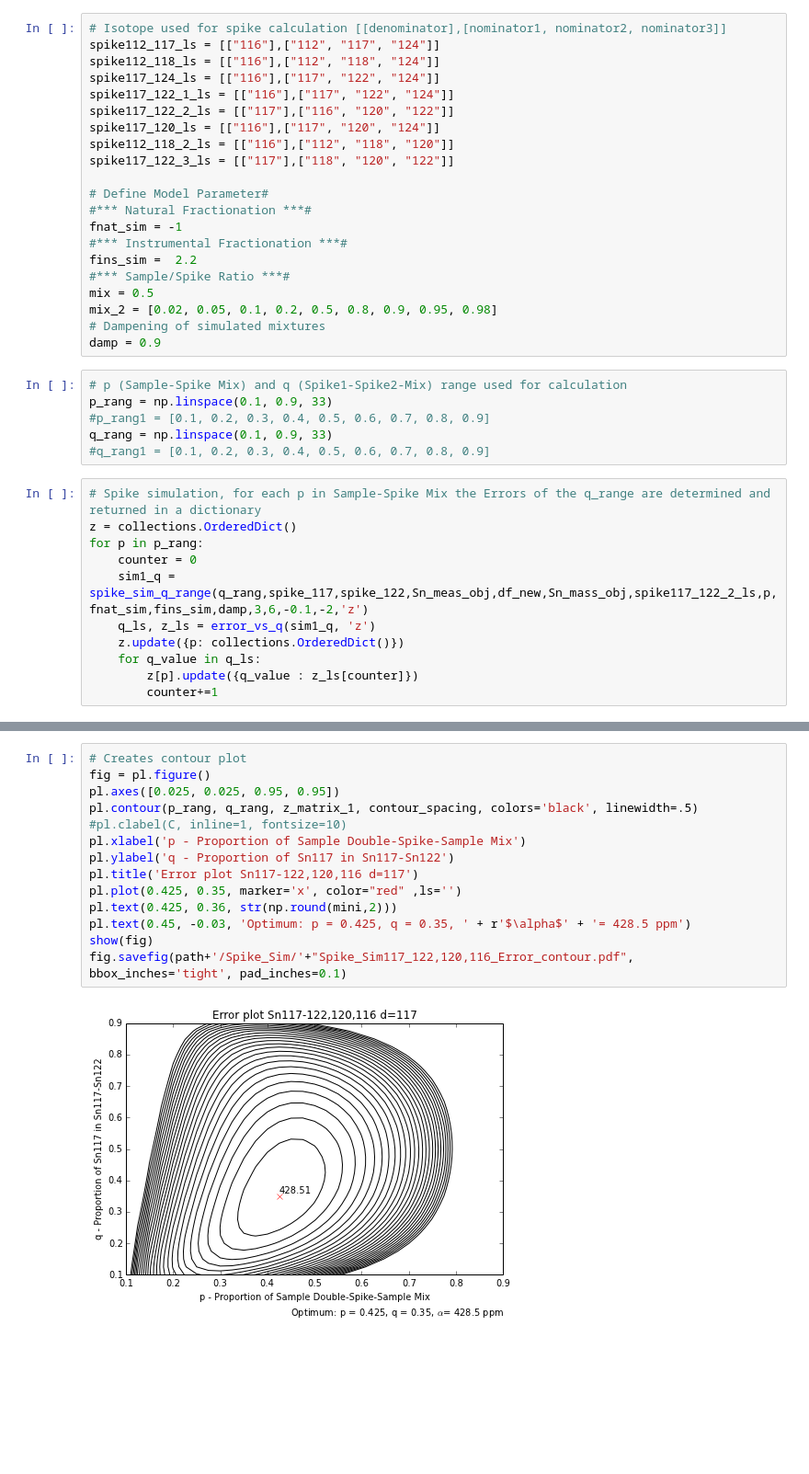
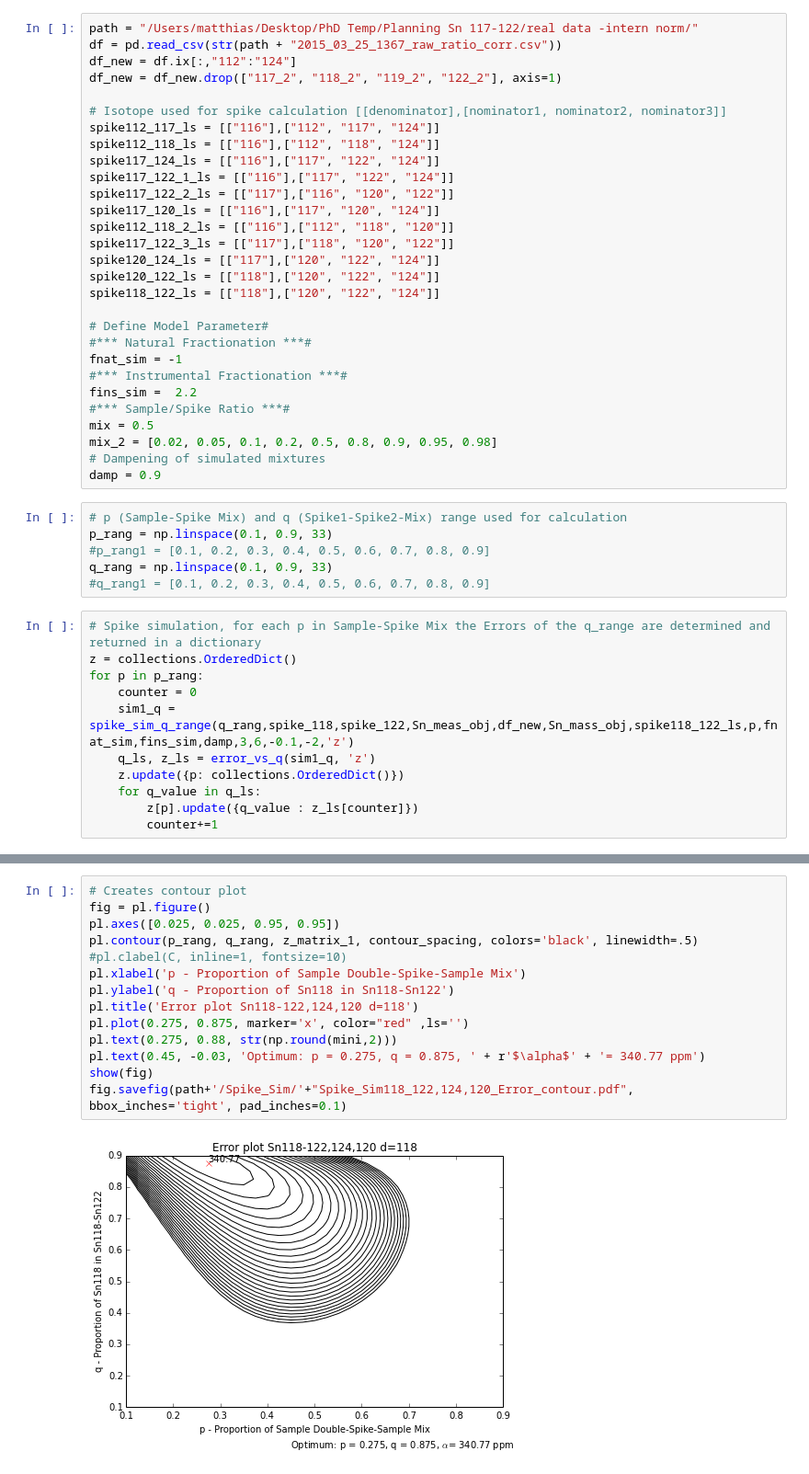
Before and after one commit to Marfster/Double_Spike_sim, a Jupyter notebook: Simulation DSpike, Contour Plot, Q-Var, P-Var.ipynb, the cells around one changed output, grey strips where cells are left out. Shown at 92% size. Drawn from its saved outputs; the diff is of its cells as text; blank space fills up the shorter version.

Commit message:
new spike lists

```diff
--- a/Simulation DSpike, Contour Plot, Q-Var, P-Var.ipynb
+++ b/Simulation DSpike, Contour Plot, Q-Var, P-Var.ipynb
@@ -5,6 +5,11 @@ import numpy as np
 from matplotlib import pyplot as pl
 import shelve
 # %%
+path = "/Users/matthias/Desktop/PhD Temp/Planning Sn 117-122/real data -intern norm/"
+df = pd.read_csv(str(path + "2015_03_25_1367_raw_ratio_corr.csv"))
+df_new = df.ix[:,"112":"124"]
+df_new = df_new.drop(["117_2", "118_2", "119_2", "122_2"], axis=1)
+
 # Isotope used for spike calculation [[denominator],[nominator1, nominator2, nominator3]]
 spike112_117_ls = [["116"],["112", "117", "124"]]
 spike112_118_ls = [["116"],["112", "118", "124"]]
@@ -14,6 +19,9 @@ spike117_122_2_ls = [["117"],["116", "120", "122"]]
 spike117_120_ls = [["116"],["117", "120", "124"]]
 spike112_118_2_ls = [["116"],["112", "118", "120"]]
 spike117_122_3_ls = [["117"],["118", "120", "122"]]
+spike120_124_ls = [["117"],["120", "122", "124"]]
+spike120_122_ls = [["118"],["120", "122", "124"]]
+spike118_122_ls = [["118"],["120", "122", "124"]]
 
 # Define Model Parameter#
 #*** Natural Fractionation ***#
@@ -36,7 +44,7 @@ q_rang = np.linspace(0.1, 0.9, 33)
 z = collections.OrderedDict()
 for p in p_rang:
     counter = 0
-    sim1_q = spike_sim_q_range(q_rang,spike_117,spike_122,Sn_meas_obj,df_new,Sn_mass_obj,spike117_122_2_ls,p,fnat_sim,fins_sim,damp,3,6,-0.1,-2,'z')
+    sim1_q = spike_sim_q_range(q_rang,spike_118,spike_122,Sn_meas_obj,df_new,Sn_mass_obj,spike118_122_ls,p,fnat_sim,fins_sim,damp,3,6,-0.1,-2,'z')
     q_ls, z_ls = error_vs_q(sim1_q, 'z')
     z.update({p: collections.OrderedDict()})
     for q_value in q_ls:
@@ -85,16 +93,16 @@ print contour_spacing
 # %%
 # Creates contour plot
 fig = pl.figure()
 pl.axes([0.025, 0.025, 0.95, 0.95])
 pl.contour(p_rang, q_rang, z_matrix_1, contour_spacing, colors='black', linewidth=.5)
 #pl.clabel(C, inline=1, fontsize=10)
 pl.xlabel('p - Proportion of Sample Double-Spike-Sample Mix')
-pl.ylabel('q - Proportion of Sn117 in Sn117-Sn122')
-pl.title('Error plot Sn117-122,120,116 d=117')
-pl.plot(0.425, 0.35, marker='x', color="red" ,ls='')
-pl.text(0.425, 0.36, str(np.round(mini,2)))
-pl.text(0.45, -0.03, 'Optimum: p = 0.425, q = 0.35, ' + r'$\alpha$' + '= 428.5 ppm')
+pl.ylabel('q - Proportion of Sn118 in Sn118-Sn122')
+pl.title('Error plot Sn118-122,124,120 d=118')
+pl.plot(0.275, 0.875, marker='x', color="red" ,ls='')
+pl.text(0.275, 0.88, str(np.round(mini,2)))
+pl.text(0.45, -0.03, 'Optimum: p = 0.275, q = 0.875, ' + r'$\alpha$' + '= 340.77 ppm')
 show(fig)
-fig.savefig(path+'/Spike_Sim/'+"Spike_Sim117_122,120,116_Error_contour.pdf", bbox_inches='tight', pad_inches=0.1)
+fig.savefig(path+'/Spike_Sim/'+"Spike_Sim118_122,124,120_Error_contour.pdf", bbox_inches='tight', pad_inches=0.1)
 # %% [output]
-[figure, old version]
+[figure, new version]
```
Also changed, not shown: parts of 2 cells of this notebook.
